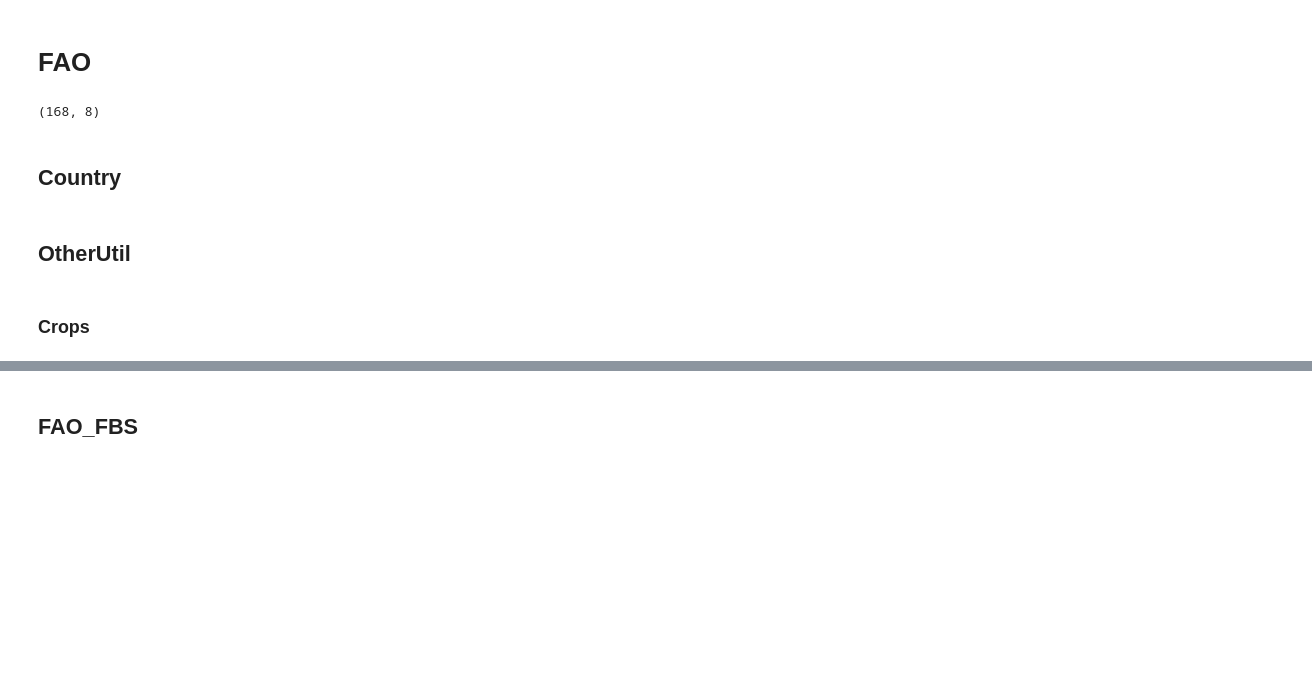
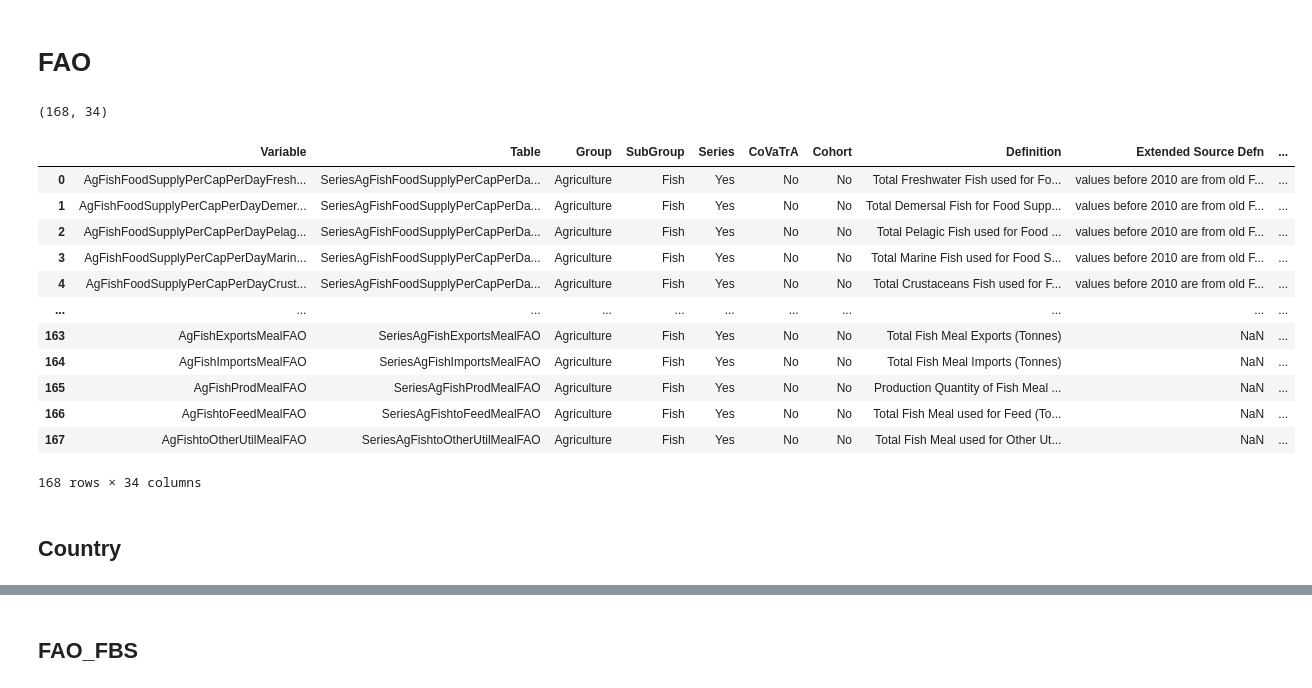
Before and after one commit to shangkexin/FAO_Food_Balance_Sheet, a Jupyter notebook: FAO_FBS_2024.ipynb, the cells around one changed output, grey strips where cells are left out. Drawn from its saved outputs; the diff is of its cells as text; code cells hidden in the pictures; blank space fills up the shorter version.

```diff
--- a/FAO_FBS_2024.ipynb
+++ b/FAO_FBS_2024.ipynb
@@ -40,15 +85,25 @@ for code in dfh['Element Code']:
 # %%
 fao = pd.read_excel('DataDict.xlsx')
 print(fao.shape)
 # fao.columns
+fao
 # %% [output]
-(168, 8)
+(168, 34)
+|  | Variable | Table | Group | SubGroup | Series | CoVaTrA | Cohort | Definition | Extended Source Defn | ... |
+| 0 | AgFishFoodSupplyPerCapPerDayFresh... | SeriesAgFishFoodSupplyPerCapPerDa... | Agriculture | Fish | Yes | No | No | Total Freshwater Fish used for Fo... | values before 2010 are from old F... | ... |
+| 1 | AgFishFoodSupplyPerCapPerDayDemer... | SeriesAgFishFoodSupplyPerCapPerDa... | Agriculture | Fish | Yes | No | No | Total Demersal Fish for Food Supp... | values before 2010 are from old F... | ... |
+| 2 | AgFishFoodSupplyPerCapPerDayPelag... | SeriesAgFishFoodSupplyPerCapPerDa... | Agriculture | Fish | Yes | No | No | Total Pelagic Fish used for Food ... | values before 2010 are from old F... | ... |
+| 3 | AgFishFoodSupplyPerCapPerDayMarin... | SeriesAgFishFoodSupplyPerCapPerDa... | Agriculture | Fish | Yes | No | No | Total Marine Fish used for Food S... | values before 2010 are from old F... | ... |
+| 4 | AgFishFoodSupplyPerCapPerDayCrust... | SeriesAgFishFoodSupplyPerCapPerDa... | Agriculture | Fish | Yes | No | No | Total Crustaceans Fish used for F... | values before 2010 are from old F... | ... |
+| ... | ... | ... | ... | ... | ... | ... | ... | ... | ... | ... |
+| 163 | AgFishExportsMealFAO | SeriesAgFishExportsMealFAO | Agriculture | Fish | Yes | No | No | Total Fish Meal Exports (Tonnes) | NaN | ... |
+| 164 | AgFishImportsMealFAO | SeriesAgFishImportsMealFAO | Agriculture | Fish | Yes | No | No | Total Fish Meal Imports (Tonnes) | NaN | ... |
+| 165 | AgFishProdMealFAO | SeriesAgFishProdMealFAO | Agriculture | Fish | Yes | No | No | Production Quantity of Fish Meal ... | NaN | ... |
+| 166 | AgFishtoFeedMealFAO | SeriesAgFishtoFeedMealFAO | Agriculture | Fish | Yes | No | No | Total Fish Meal used for Feed (To... | NaN | ... |
+| 167 | AgFishtoOtherUtilMealFAO | SeriesAgFishtoOtherUtilMealFAO | Agriculture | Fish | Yes | No | No | Total Fish Meal used for Other Ut... | NaN | ... |
+168 rows × 34 columns
 # %% [markdown]
 ## Country
 # %%
 country = pd.read_excel('Country.xlsx')
 countryH = pd.read_excel('CountryH.xlsx')
-# %% [markdown]
-## OtherUtil
-# %% [markdown]
-### Crops
```
Also changed, not shown: parts of 27 cells of this notebook, 4 other files.
